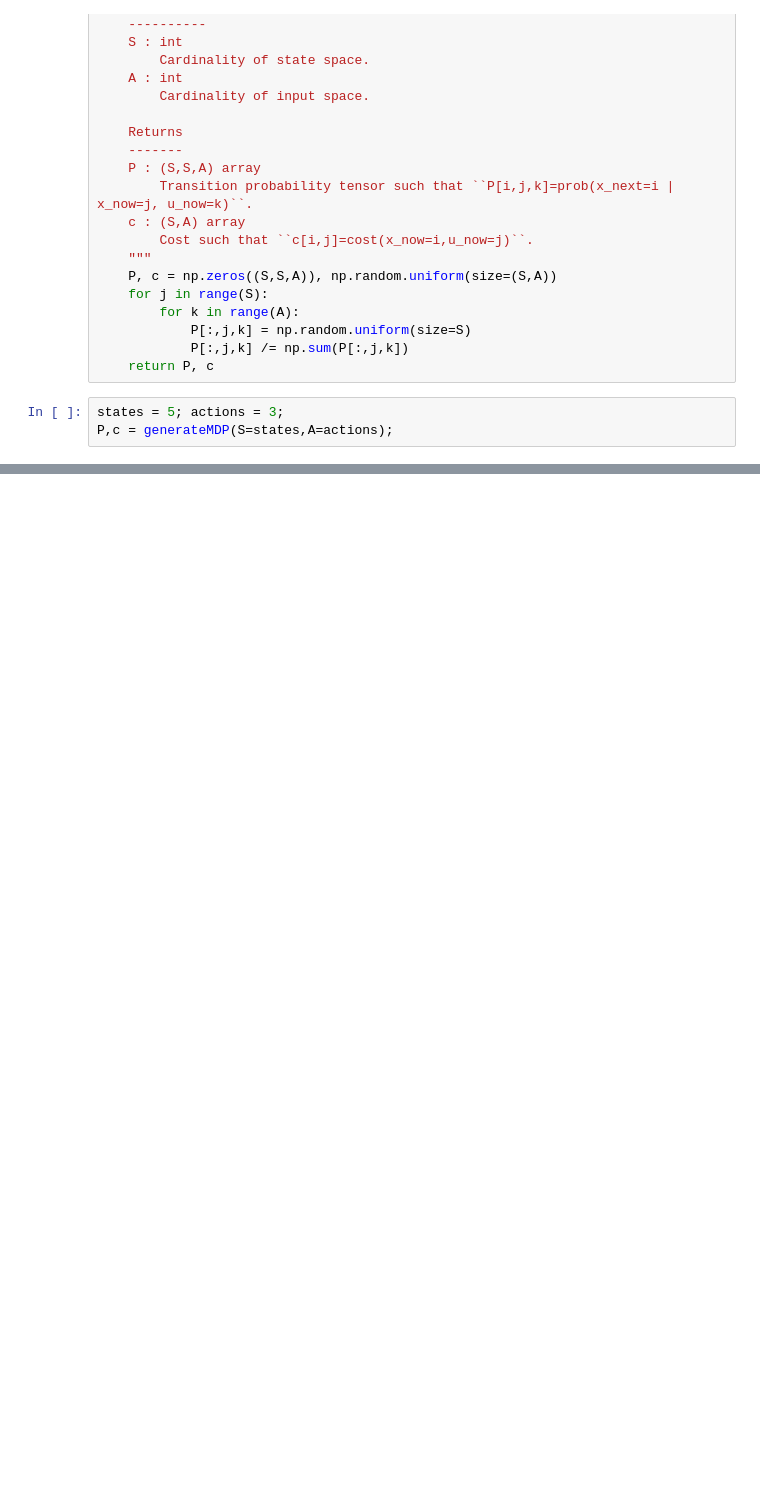
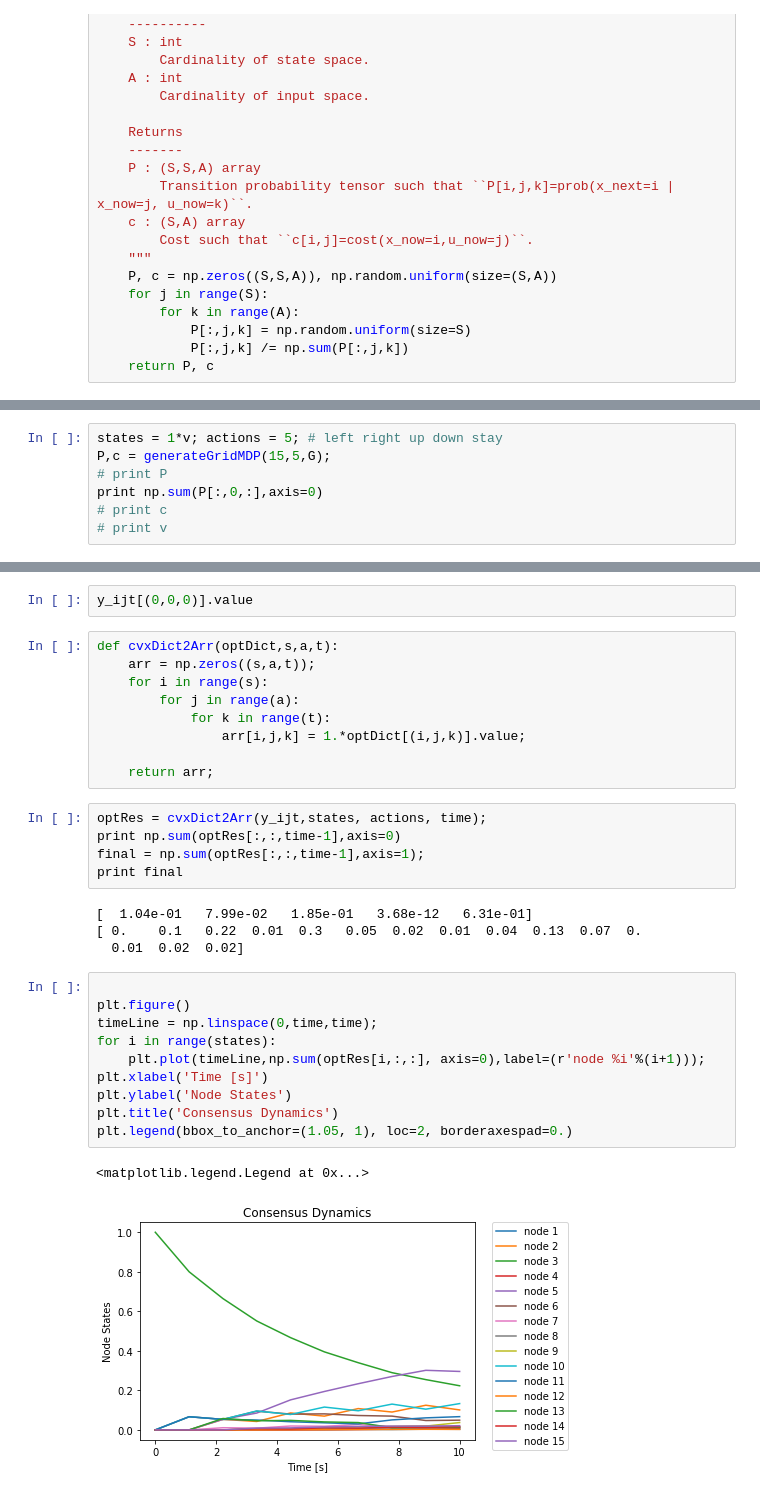
Before and after one commit to danjcalderone/mdp, a Jupyter notebook: Simulations/Finite Horizon MDP Routing.ipynb, the cells around one changed output, grey strips where cells are left out. Saved outputs shown, nothing was run; the diff lists cells and outputs as text; blank space fills up the shorter version.

```diff
--- a/Simulations/Finite Horizon MDP Routing.ipynb
+++ b/Simulations/Finite Horizon MDP Routing.ipynb
@@ -55,6 +56,3 @@ def generateMDP(S,A):
             P[:,j,k] = np.random.uniform(size=S)
             P[:,j,k] /= np.sum(P[:,j,k])
     return P, c
-# %%
-states = 5; actions = 3;
-P,c = generateMDP(S=states,A=actions);
@@ -60,0 +114,7 @@ P,c = generateMDP(S=states,A=actions);
+# %%
+states = 1*v; actions = 5; # left right up down stay
+P,c = generateGridMDP(15,5,G);
+# print P
+print np.sum(P[:,0,:],axis=0)
+# print c
+# print v
@@ -86,0 +186,33 @@ NameError: name 'RouteMat' is not defined
+# %%
+y_ijt[(0,0,0)].value
+# %%
+def cvxDict2Arr(optDict,s,a,t):
+    arr = np.zeros((s,a,t));
+    for i in range(s):
+        for j in range(a):
+            for k in range(t):
+                arr[i,j,k] = 1.*optDict[(i,j,k)].value;
+
+    return arr;
+# %%
+optRes = cvxDict2Arr(y_ijt,states, actions, time);
+print np.sum(optRes[:,:,time-1],axis=0)
+final = np.sum(optRes[:,:,time-1],axis=1);
+print final
+# %% [output]
+[  1.04e-01   7.99e-02   1.85e-01   3.68e-12   6.31e-01]
+[ 0.    0.1   0.22  0.01  0.3   0.05  0.02  0.01  0.04  0.13  0.07  0.
+  0.01  0.02  0.02]
+# %%
+
+plt.figure()
+timeLine = np.linspace(0,time,time);
+for i in range(states):
+    plt.plot(timeLine,np.sum(optRes[i,:,:], axis=0),label=(r'node %i'%(i+1)));
+plt.xlabel('Time [s]')
+plt.ylabel('Node States')
+plt.title('Consensus Dynamics')
+plt.legend(bbox_to_anchor=(1.05, 1), loc=2, borderaxespad=0.)
+# %% [output]
+<matplotlib.legend.Legend at 0x...>
+[figure, added]
```
Also changed, not shown: parts of 7 cells of this notebook, 5 other files.
